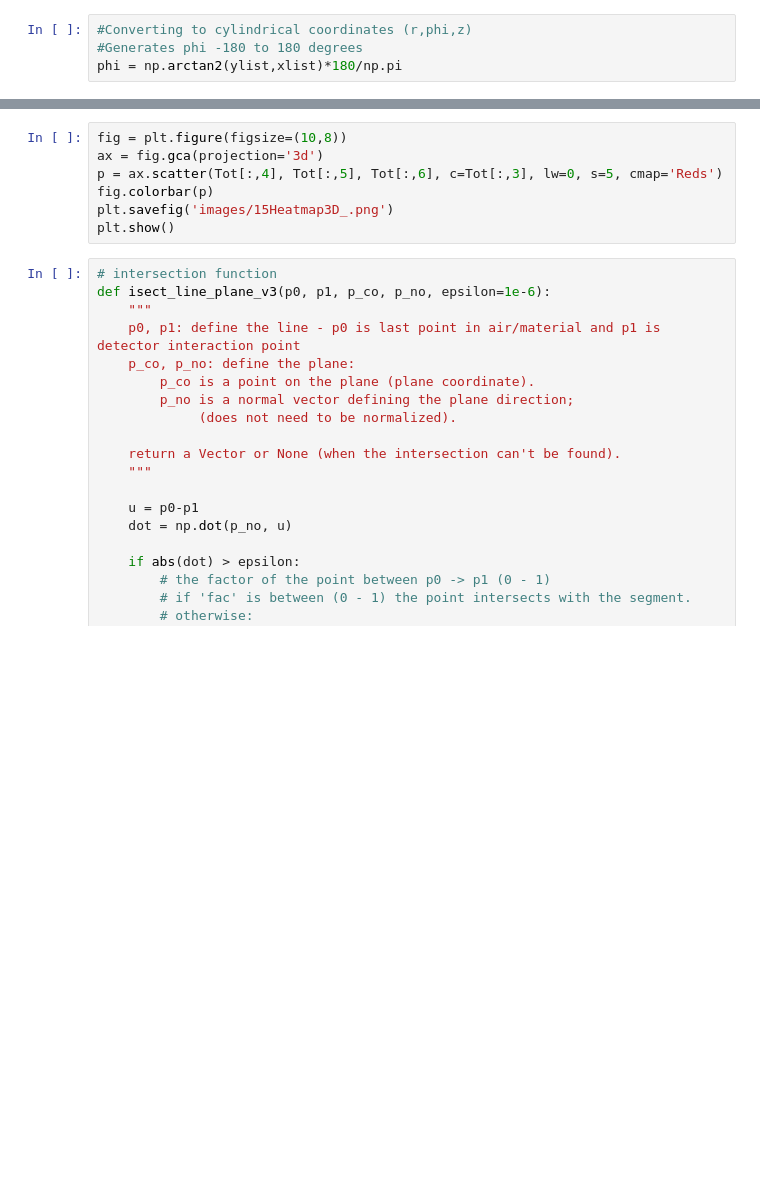
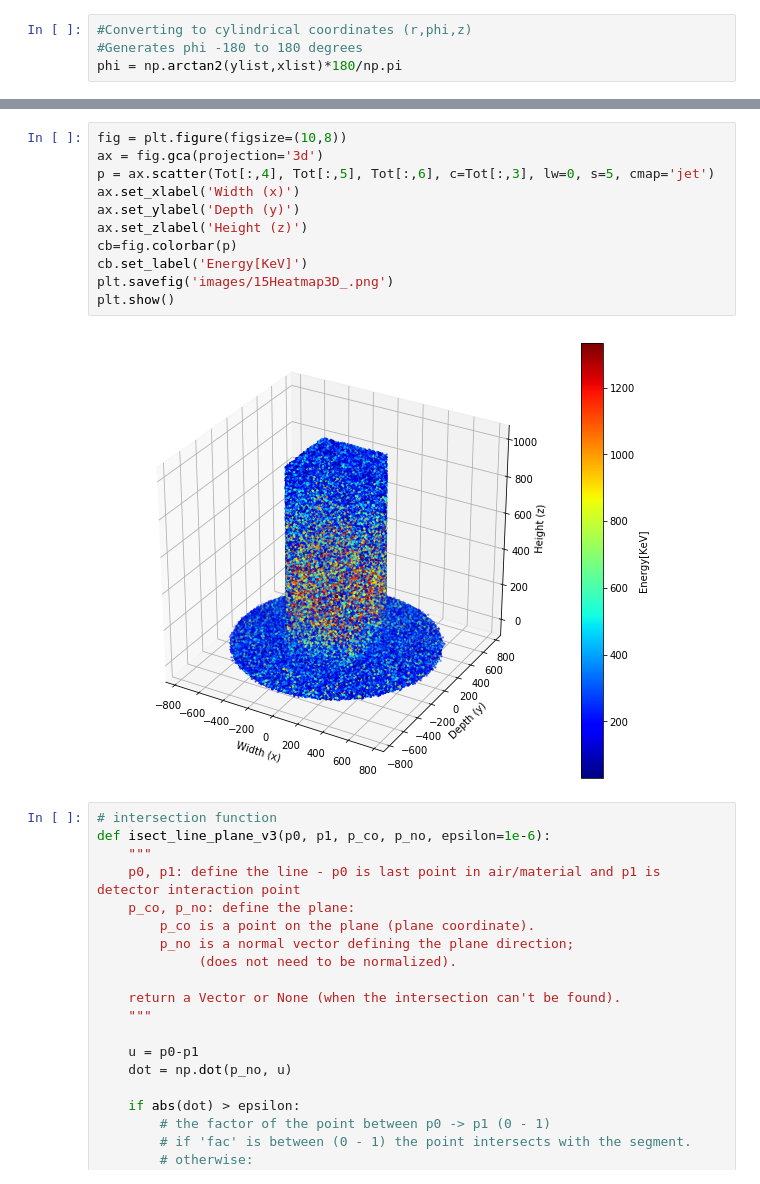
Before and after one commit to DVStepter/Attenuation, a Jupyter notebook: Concrete/FullParserInLine.v2.ipynb, the cells around one changed output, grey strips where cells are left out. Drawn from its saved outputs; the diff is of its cells as text; blank space fills up the shorter version.

```diff
--- a/Concrete/FullParserInLine.v2.ipynb
+++ b/Concrete/FullParserInLine.v2.ipynb
@@ -323,10 +327,16 @@ plt.show()
 # %%
 fig = plt.figure(figsize=(10,8))
 ax = fig.gca(projection='3d')
-p = ax.scatter(Tot[:,4], Tot[:,5], Tot[:,6], c=Tot[:,3], lw=0, s=5, cmap='Reds')
-fig.colorbar(p)
+p = ax.scatter(Tot[:,4], Tot[:,5], Tot[:,6], c=Tot[:,3], lw=0, s=5, cmap='jet')
+ax.set_xlabel('Width (x)')
+ax.set_ylabel('Depth (y)')
+ax.set_zlabel('Height (z)')
+cb=fig.colorbar(p)
+cb.set_label('Energy[KeV]')
 plt.savefig('images/15Heatmap3D_.png')
 plt.show()
+# %% [output]
+[figure, added]
 # %%
 # intersection function
 def isect_line_plane_v3(p0, p1, p_co, p_no, epsilon=1e-6):
```
Also changed, not shown: parts of 26 cells of this notebook, 23 other files.
